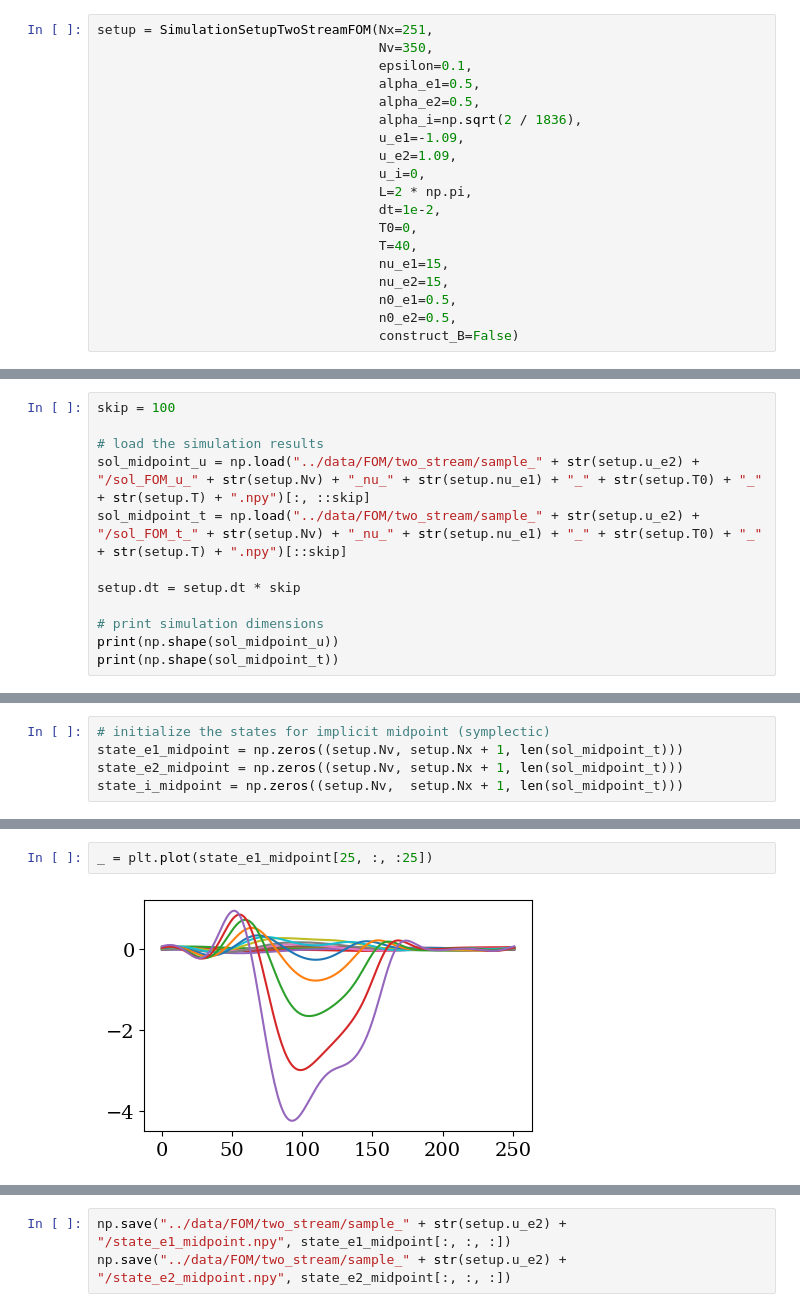
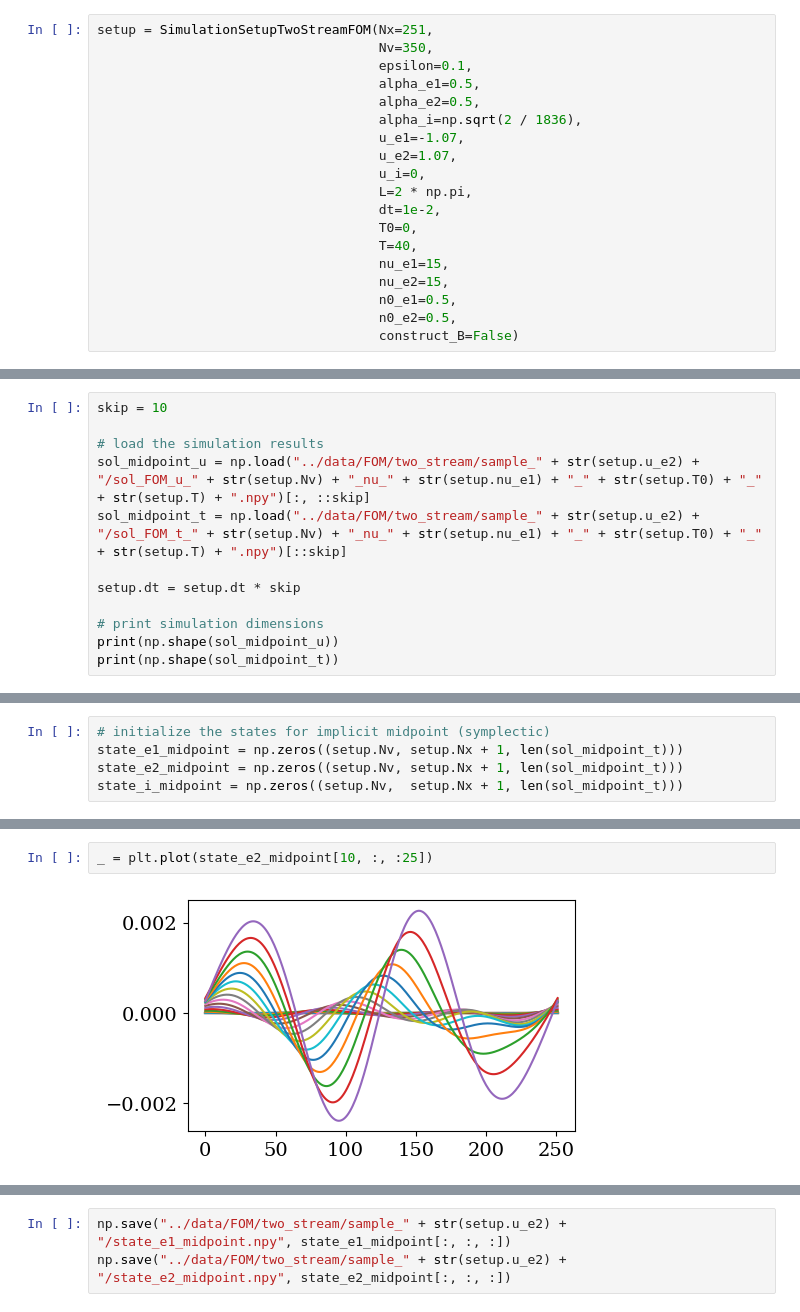
Before and after one commit to opaliss/HermiteFD-ROM, a Jupyter notebook: FOM/two_stream_instability_FOM.ipynb, the cells around one changed output, grey strips where cells are left out. Saved outputs shown, nothing was run; the diff lists cells and outputs as text.

```diff
--- a/FOM/two_stream_instability_FOM.ipynb
+++ b/FOM/two_stream_instability_FOM.ipynb
@@ -36,8 +36,8 @@ setup = SimulationSetupTwoStreamFOM(Nx=251,
                                     alpha_e1=0.5,
                                     alpha_e2=0.5,
                                     alpha_i=np.sqrt(2 / 1836),
-                                    u_e1=-1.09,
-                                    u_e2=1.09,
+                                    u_e1=-1.07,
+                                    u_e2=1.07,
                                     u_i=0,
                                     L=2 * np.pi,
                                     dt=1e-2,
@@ -59,7 +59,7 @@ x = np.linspace(0, setup.L, setup.Nx + 1)
 # %% [markdown]
 ## simulation dataset
 # %%
-skip = 100
+skip = 10
 
 # load the simulation results
 sol_midpoint_u = np.load("../data/FOM/two_stream/sample_" + str(setup.u_e2) + "/sol_FOM_u_" + str(setup.Nv) + "_nu_" + str(setup.nu_e1) + "_" + str(setup.T0) + "_" + str(setup.T) + ".npy")[:, ::skip]
@@ -149,5 +149,5 @@ plt.tight_layout()
 # %%
-_ = plt.plot(state_e1_midpoint[25, :, :25])
+_ = plt.plot(state_e2_midpoint[10, :, :25])
 # %% [output]
-[figure, old version]
+[figure, new version]
 # %%
```
Also changed, not shown: parts of 15 cells of this notebook, 7 other files.
